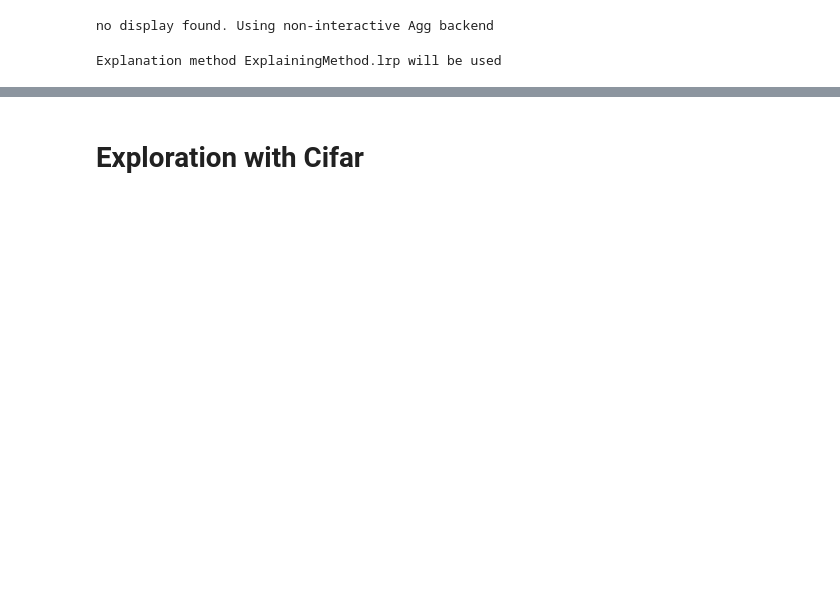
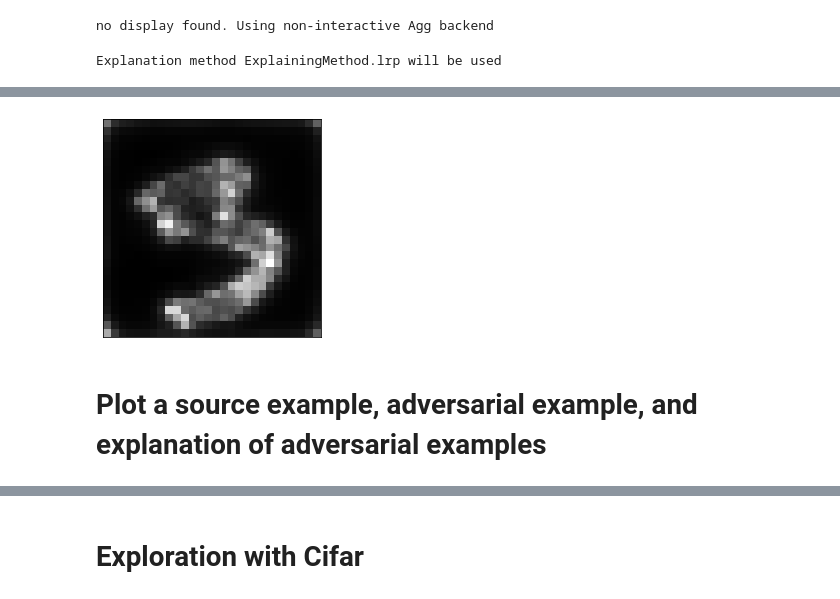
Before and after one commit to irajvardhan/explanations_can_be_manipulated, a Jupyter notebook: src/generate_explanations.ipynb, the cells around one changed output, grey strips where cells are left out. Cells and saved outputs as stored; diff of their text form; code cells hidden in the pictures; blank space fills up the shorter version.

```diff
--- a/src/generate_explanations.ipynb
+++ b/src/generate_explanations.ipynb
@@ -135,0 +209,37 @@ x_new_np = x_new_np.reshape(28,28)
+# %%
+num_exp_methods = 1
+side = 28
+expls = np.empty((num_exp_methods, side, side))
+device = torch.device("cuda" if args_cuda else "cpu")
+
+for i, exp_method in enumerate(['guided_backprop']):
+    method = getattr(ExplainingMethod, exp_method)
+
+    vgg_model = torchvision.models.vgg16(pretrained=True)
+    model = ExplainableNet(vgg_model, data_mean=data_mean, data_std=data_std, beta=1000 if args_beta_growth else None)
+    if method == ExplainingMethod.pattern_attribution:
+        model.load_state_dict(torch.load('../models/model_vgg16_pattern_small.pth'), strict=False)
+    model = model.eval().to(device)
+
+
+    x = np_img_to_tensor(x_train[idx], num_ch)
+    x_adv = x.clone().detach().requires_grad_()
+
+    org_expl, org_acc, org_idx = get_expl(model, x, method)
+    org_expl = org_expl.detach().cpu()
+
+    xnp = org_expl.numpy()
+    xnp = xnp.reshape(224, 224)
+    im2 = Image.fromarray(xnp)
+    x_new = torchvision.transforms.ToTensor()(torchvision.transforms.Resize(28)(im2))
+    x_new_np = x_new.numpy()
+    x_new_np = x_new_np.reshape(28,28)
+
+    expls[i] = x_new_np
+
+
+show(expls[i])
+# %% [output]
+[figure, added]
+# %% [markdown]
+# Plot a source example, adversarial example, and explanation of adversarial examples
```
Also changed, not shown: parts of 31 cells of this notebook, 4 other files.
